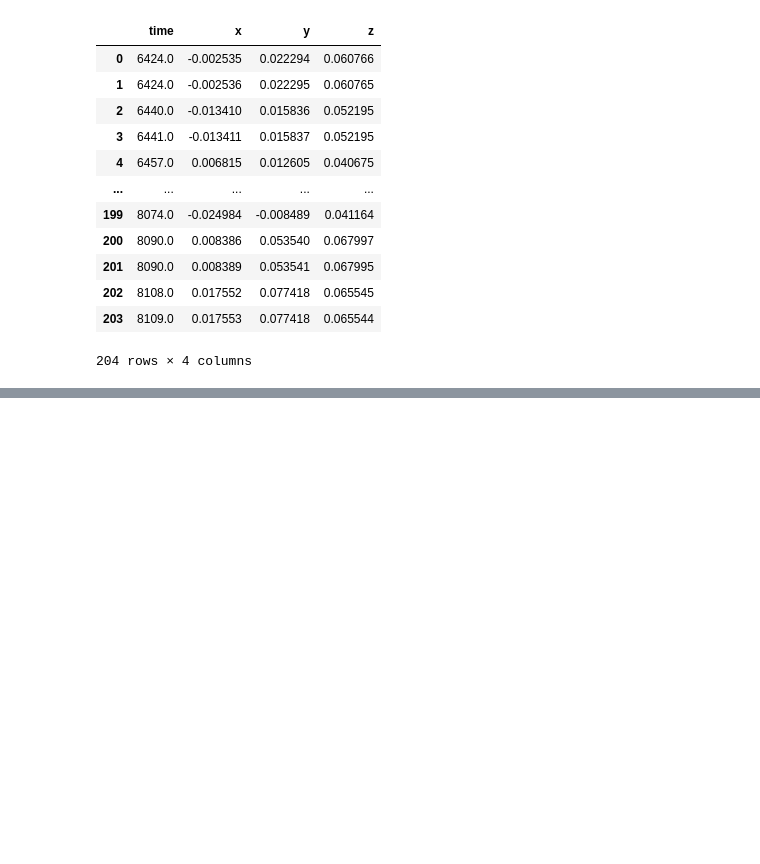
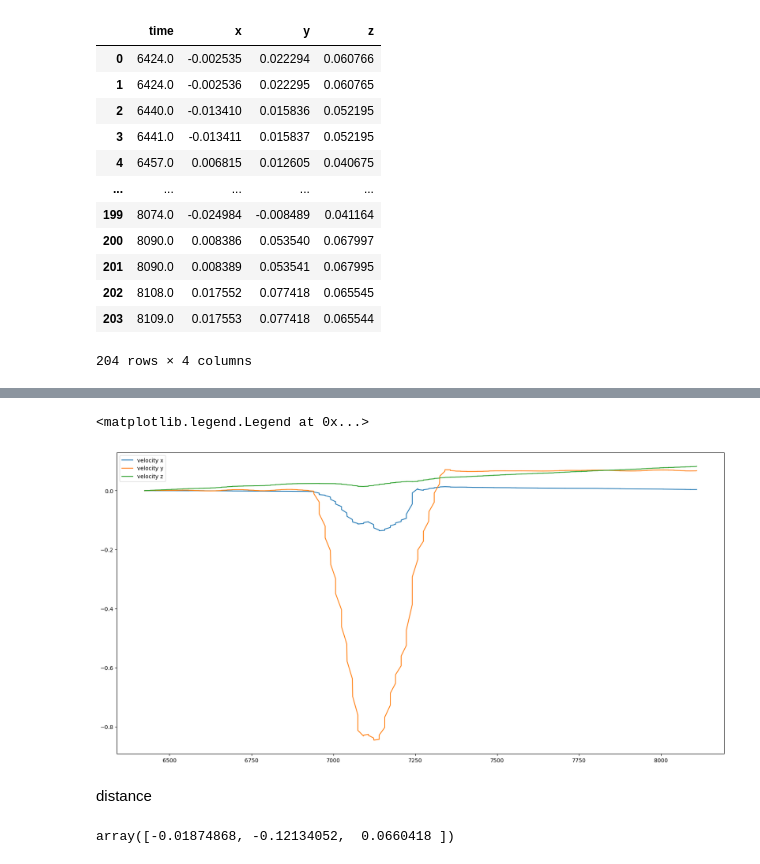
Before and after one commit to konbraphat51/ReckonerCamera, a Jupyter notebook: Exp/filtering.ipynb, the cells around one changed output, grey strips where cells are left out. Cells and saved outputs as stored; diff of their text form; code cells hidden in the pictures; blank space fills up the shorter version.

```diff
--- a/Exp/filtering.ipynb
+++ b/Exp/filtering.ipynb
@@ -20,0 +80,25 @@ df
+# %%
+velocity = [np.zeros(3)]
+
+for cnt in range(0, len(df)-1):
+    velocity.append(velocity[cnt] + accelerationFiltered[cnt] * samplingRate)
+# %%
+plt.figure(figsize=(20,10))
+plt.plot(df["time"], [i[0] for i in velocity], label="velocity x")
+plt.plot(df["time"], [i[1] for i in velocity], label="velocity y")
+plt.plot(df["time"], [i[2] for i in velocity], label="velocity z")
+plt.legend()
+# %% [output]
+<matplotlib.legend.Legend at 0x...>
+[figure, added]
+# %% [markdown]
+distance
+# %%
+distance = np.zeros(3)
+
+for cnt in range(0, len(velocity)):
+    distance += velocity[cnt] * samplingRate
+
+distance
+# %% [output]
+array([-0.01874868, -0.12134052,  0.0660418 ])
```
Also changed, not shown: parts of 7 cells of this notebook.
